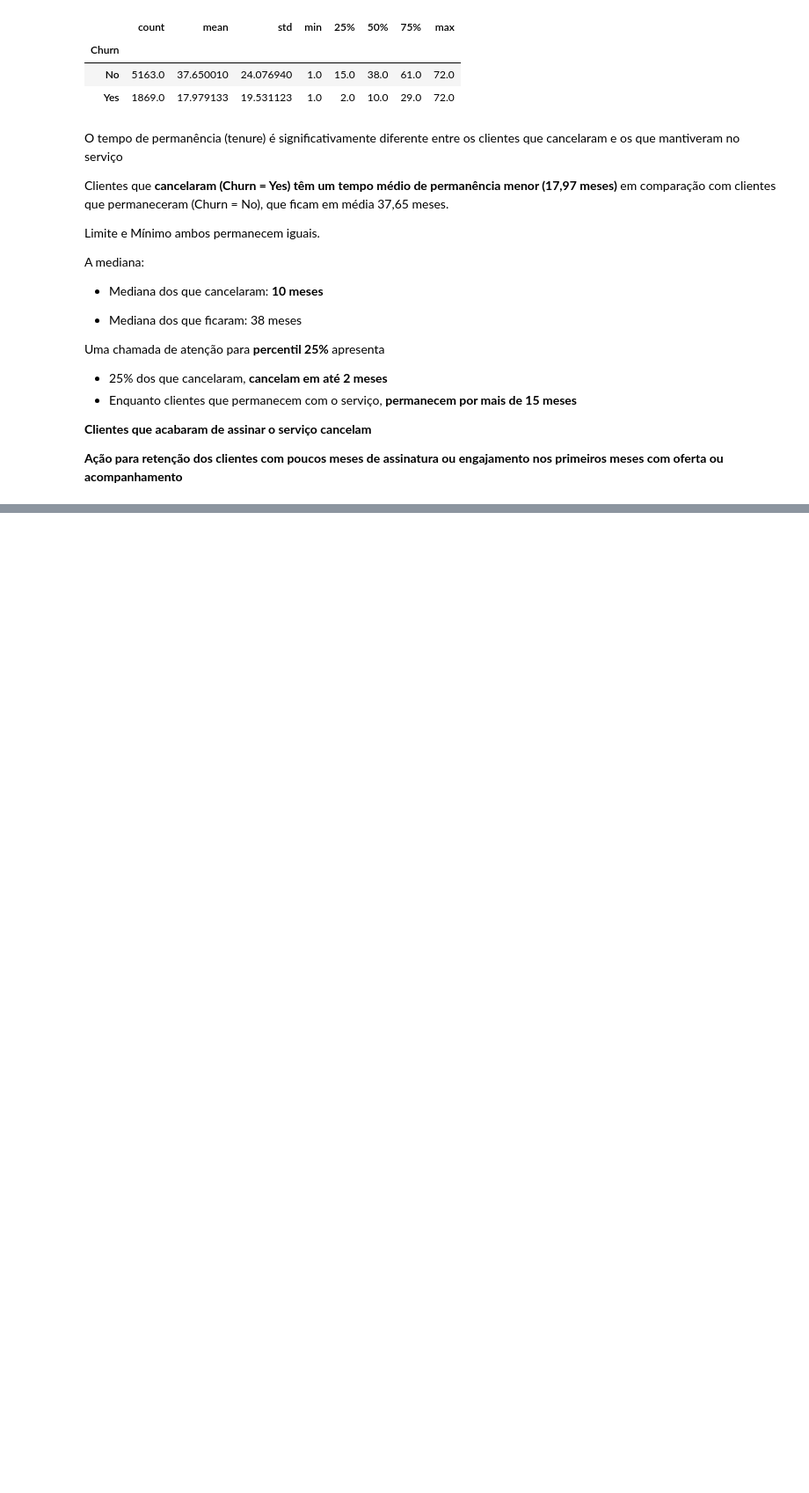
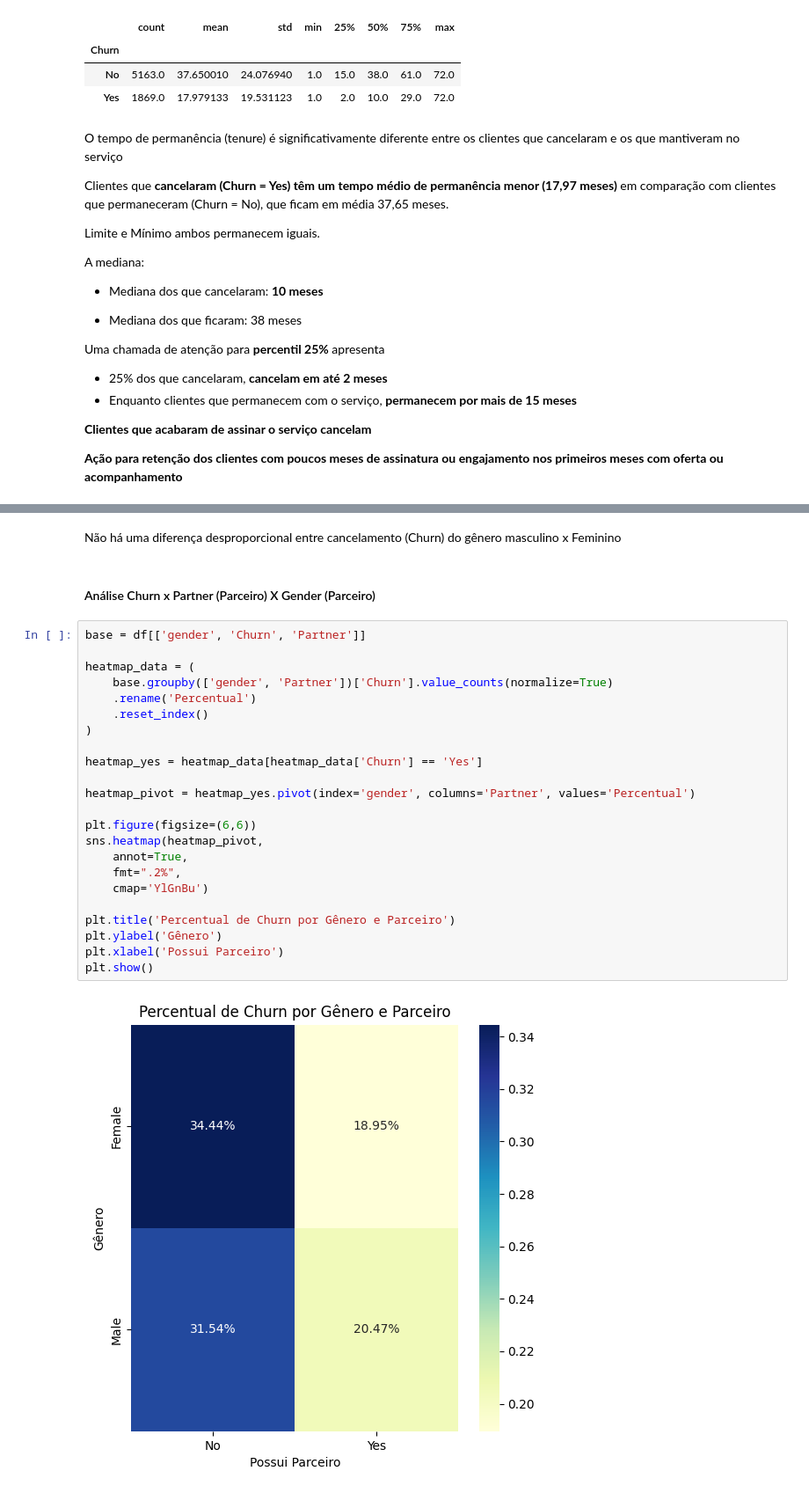
Before and after one commit to Lucas-Silva-Analytics/CaseChurn, a Jupyter notebook: notebooks/case_churn.ipynb, the cells around one changed output, grey strips where cells are left out. Shown at 88% size. Saved outputs shown, nothing was run; the diff lists cells and outputs as text; blank space fills up the shorter version.

```diff
--- a/notebooks/case_churn.ipynb
+++ b/notebooks/case_churn.ipynb
@@ -495,0 +513,29 @@ Uma chamada de atenção para **percentil 25%** apresenta
+# %% [markdown]
+Não há uma diferença desproporcional entre cancelamento (Churn) do gênero masculino x Feminino
+# %% [markdown]
+#### Análise Churn x Partner (Parceiro) X Gender (Parceiro)
+# %%
+base = df[['gender', 'Churn', 'Partner']]
+
+heatmap_data = (
+    base.groupby(['gender', 'Partner'])['Churn'].value_counts(normalize=True)
+    .rename('Percentual')
+    .reset_index()
+)
+
+heatmap_yes = heatmap_data[heatmap_data['Churn'] == 'Yes']
+
+heatmap_pivot = heatmap_yes.pivot(index='gender', columns='Partner', values='Percentual')
+
+plt.figure(figsize=(6,6))
+sns.heatmap(heatmap_pivot,
+    annot=True,
+    fmt=".2%",
+    cmap='YlGnBu')
+
+plt.title('Percentual de Churn por Gênero e Parceiro')
+plt.ylabel('Gênero')
+plt.xlabel('Possui Parceiro')
+plt.show()
+# %% [output]
+[figure, added]
```
Also changed, not shown: parts of 3 cells of this notebook.
